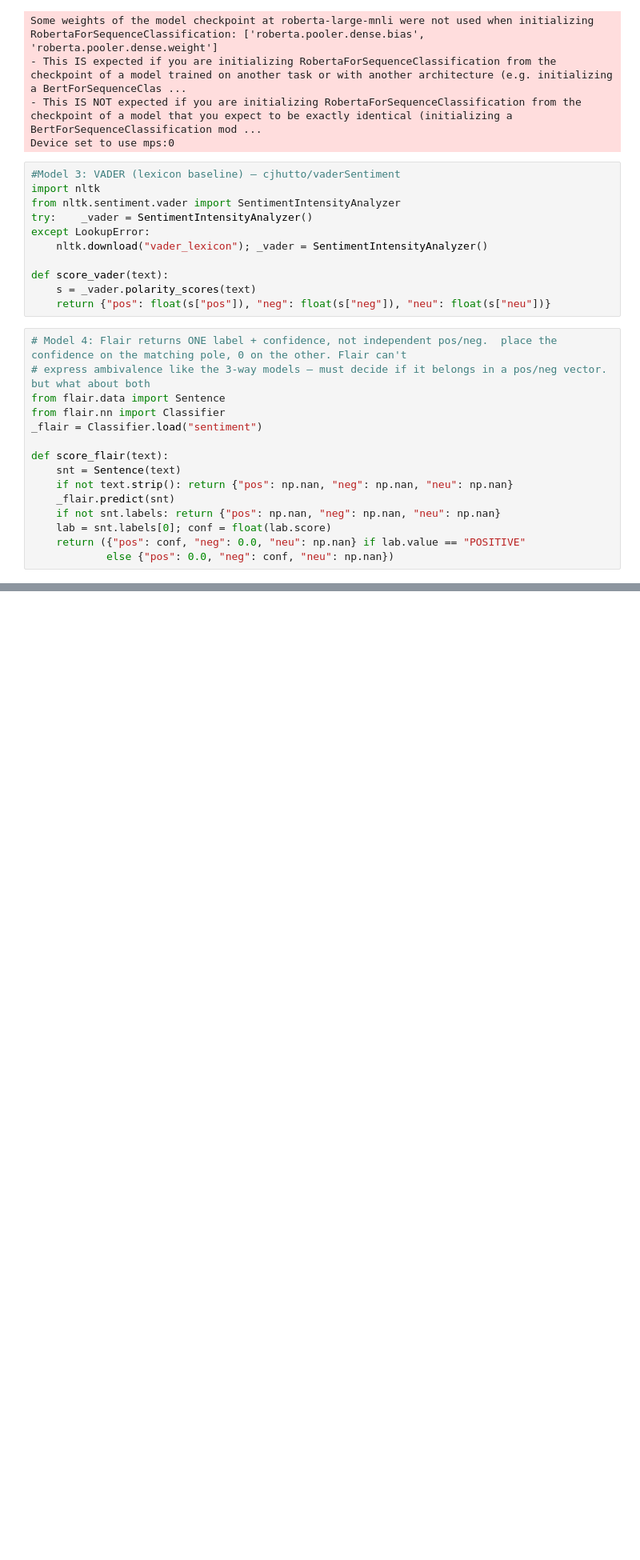
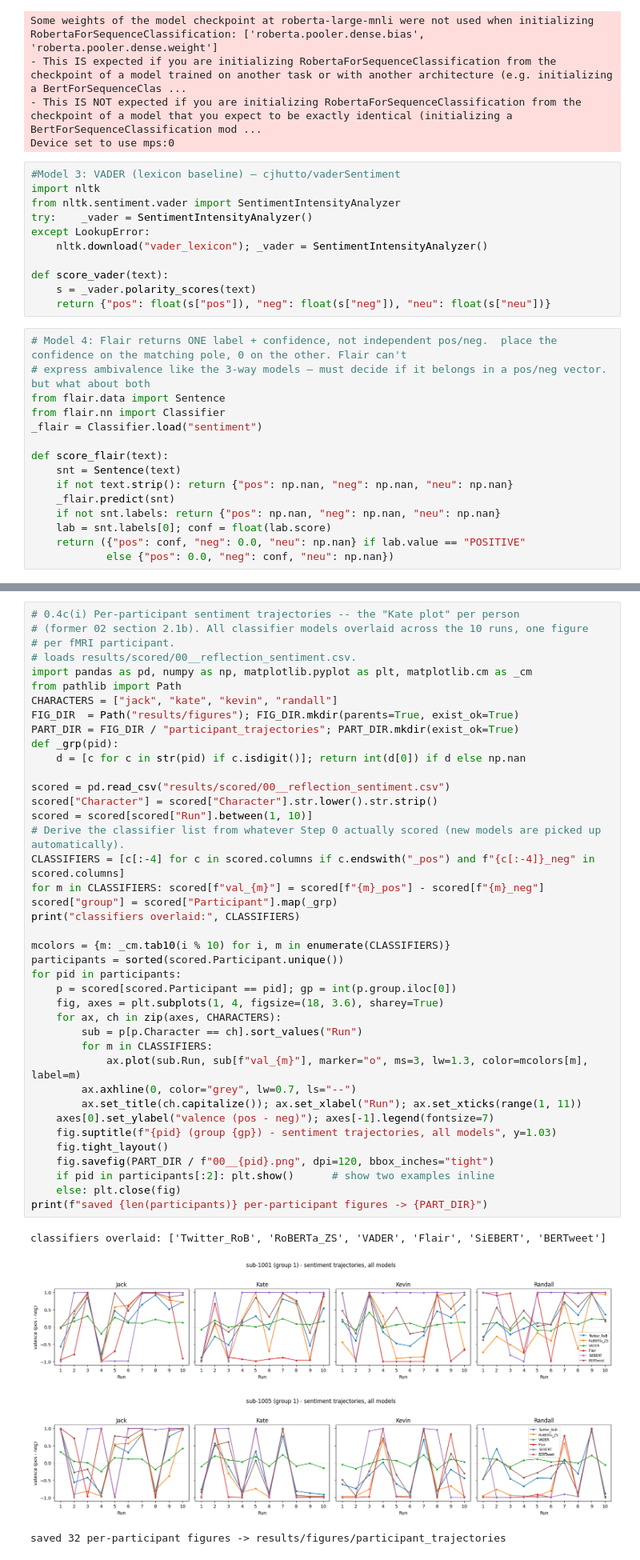
Before and after one commit to rheasrepos/characterprofilesynchronygit, a Jupyter notebook: 00_build_character_sentiment_vectors_FINALIZED.ipynb, the cells around one changed output, grey strips where cells are left out. Shown at 80% size. Cells and saved outputs as stored; diff of their text form; blank space fills up the shorter version.

```diff
--- a/00_build_character_sentiment_vectors_FINALIZED.ipynb
+++ b/00_build_character_sentiment_vectors_FINALIZED.ipynb
@@ -488,0 +518,45 @@ Run-vectors → stack into profiles → validate profiles against group-level be
+# %%
+# 0.4c(i) Per-participant sentiment trajectories -- the "Kate plot" per person
+# (former 02 section 2.1b). All classifier models overlaid across the 10 runs, one figure
+# per fMRI participant.
+# loads results/scored/00__reflection_sentiment.csv.
+import pandas as pd, numpy as np, matplotlib.pyplot as plt, matplotlib.cm as _cm
+from pathlib import Path
+CHARACTERS = ["jack", "kate", "kevin", "randall"]
+FIG_DIR  = Path("results/figures"); FIG_DIR.mkdir(parents=True, exist_ok=True)
+PART_DIR = FIG_DIR / "participant_trajectories"; PART_DIR.mkdir(exist_ok=True)
+def _grp(pid):
+    d = [c for c in str(pid) if c.isdigit()]; return int(d[0]) if d else np.nan
+
+scored = pd.read_csv("results/scored/00__reflection_sentiment.csv")
+scored["Character"] = scored["Character"].str.lower().str.strip()
+scored = scored[scored["Run"].between(1, 10)]
+# Derive the classifier list from whatever Step 0 actually scored (new models are picked up automatically).
+CLASSIFIERS = [c[:-4] for c in scored.columns if c.endswith("_pos") and f"{c[:-4]}_neg" in scored.columns]
+for m in CLASSIFIERS: scored[f"val_{m}"] = scored[f"{m}_pos"] - scored[f"{m}_neg"]
+scored["group"] = scored["Participant"].map(_grp)
+print("classifiers overlaid:", CLASSIFIERS)
+
+mcolors = {m: _cm.tab10(i % 10) for i, m in enumerate(CLASSIFIERS)}
+participants = sorted(scored.Participant.unique())
+for pid in participants:
+    p = scored[scored.Participant == pid]; gp = int(p.group.iloc[0])
+    fig, axes = plt.subplots(1, 4, figsize=(18, 3.6), sharey=True)
+    for ax, ch in zip(axes, CHARACTERS):
+        sub = p[p.Character == ch].sort_values("Run")
+        for m in CLASSIFIERS:
+            ax.plot(sub.Run, sub[f"val_{m}"], marker="o", ms=3, lw=1.3, color=mcolors[m], label=m)
+        ax.axhline(0, color="grey", lw=0.7, ls="--")
+        ax.set_title(ch.capitalize()); ax.set_xlabel("Run"); ax.set_xticks(range(1, 11))
+    axes[0].set_ylabel("valence (pos - neg)"); axes[-1].legend(fontsize=7)
+    fig.suptitle(f"{pid} (group {gp}) - sentiment trajectories, all models", y=1.03)
+    fig.tight_layout()
+    fig.savefig(PART_DIR / f"00__{pid}.png", dpi=120, bbox_inches="tight")
+    if pid in participants[:2]: plt.show()      # show two examples inline
+    else: plt.close(fig)
+print(f"saved {len(participants)} per-participant figures -> {PART_DIR}")
+# %% [output]
+classifiers overlaid: ['Twitter_RoB', 'RoBERTa_ZS', 'VADER', 'Flair', 'SiEBERT', 'BERTweet']
+[figure, added]
+[figure, added]
+saved 32 per-participant figures -> results/figures/participant_trajectories
```
Also changed, not shown: parts of 44 cells of this notebook, 47 other files.
